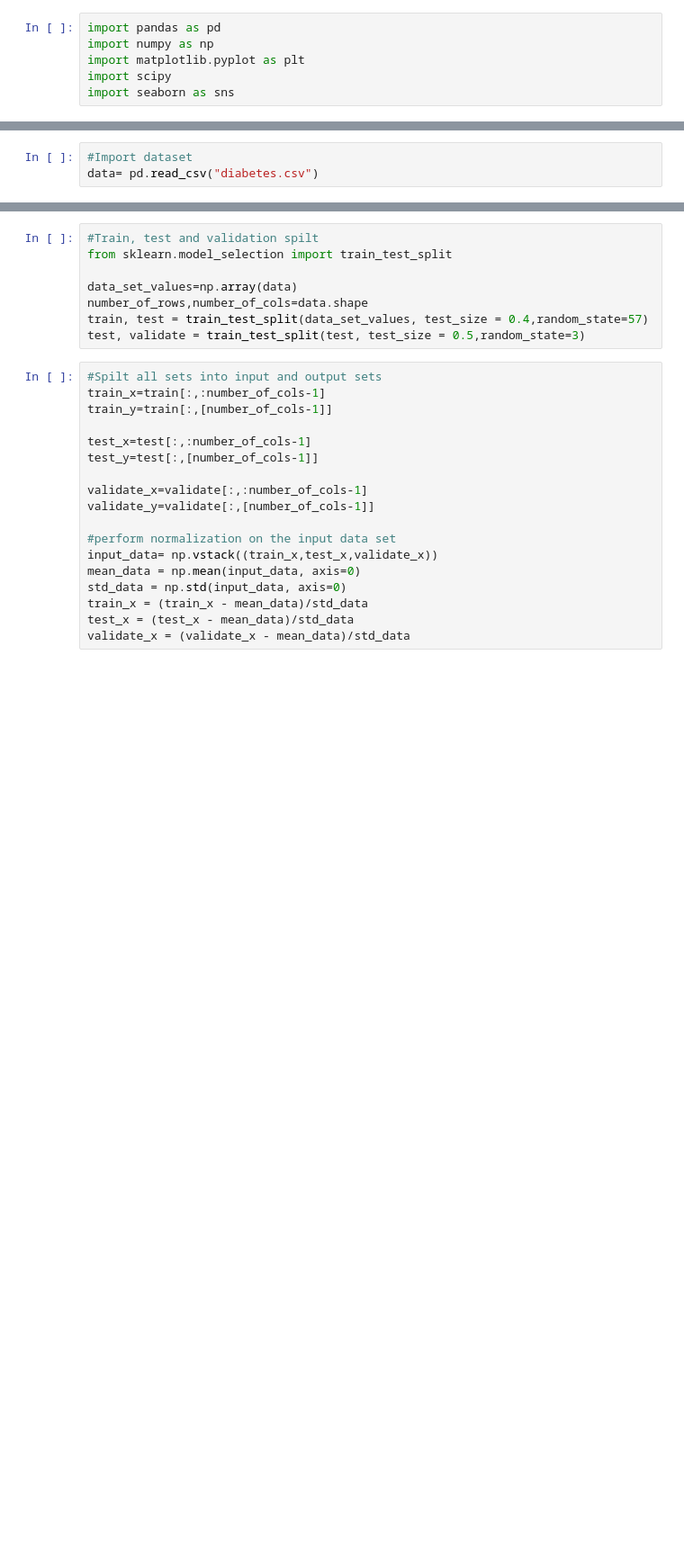
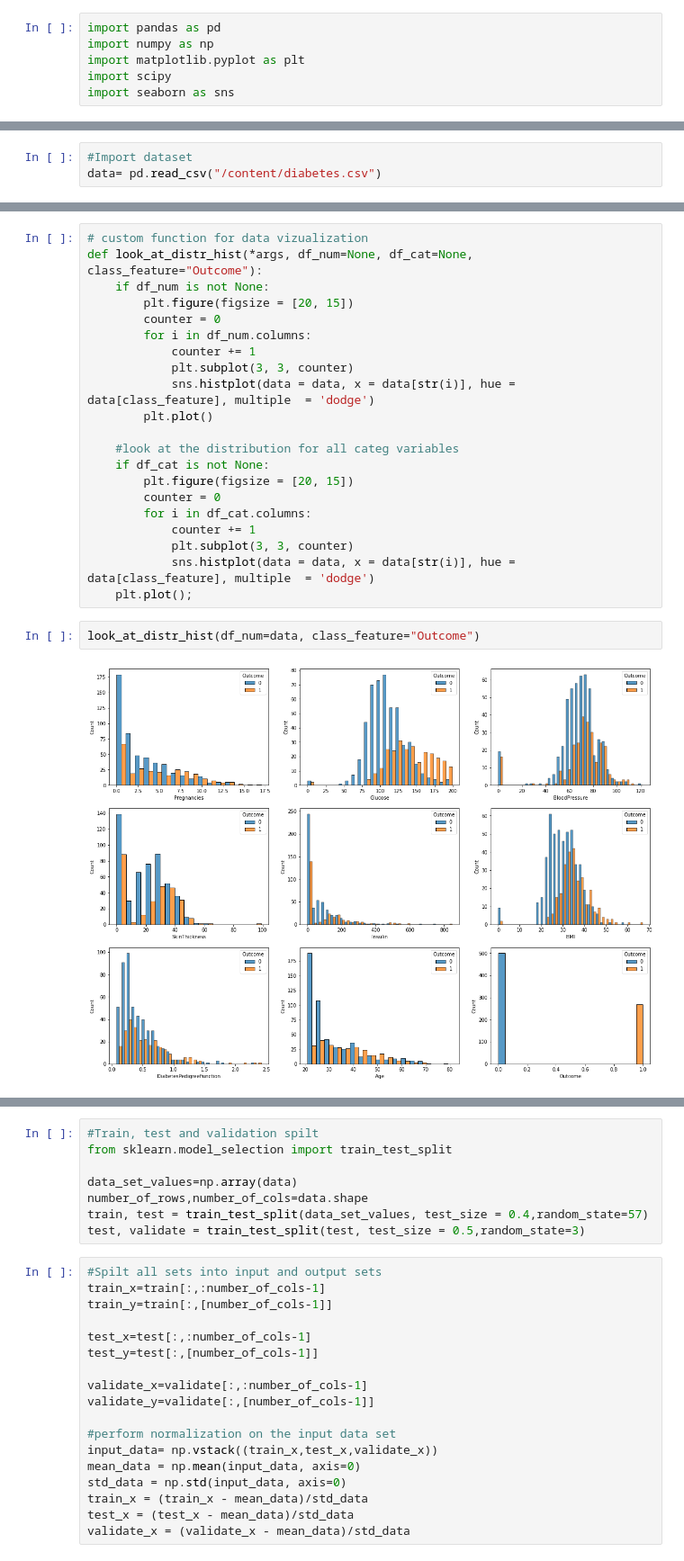
Before and after one commit to bhatiaarjun19/INFO7390, a Jupyter notebook: assignment2.ipynb, the cells around one changed output, grey strips where cells are left out. Shown: that part at 90% size. Saved outputs shown, nothing was run; the diff lists cells and outputs as text; blank space fills up the shorter version.

```diff
--- a/assignment2.ipynb
+++ b/assignment2.ipynb
@@ -9,6 +24,6 @@ import seaborn as sns
 # %%
 #Import dataset
-data= pd.read_csv("diabetes.csv")
+data= pd.read_csv("/content/diabetes.csv")
 # %%
 data.head(5)
 # %% [output]
@@ -41,0 +58,25 @@ plt.show
+# %%
+# custom function for data vizualization
+def look_at_distr_hist(*args, df_num=None, df_cat=None, class_feature="Outcome"):
+    if df_num is not None:
+        plt.figure(figsize = [20, 15])
+        counter = 0
+        for i in df_num.columns:
+            counter += 1
+            plt.subplot(3, 3, counter)
+            sns.histplot(data = data, x = data[str(i)], hue = data[class_feature], multiple  = 'dodge')
+        plt.plot()
+
+    #look at the distribution for all categ variables
+    if df_cat is not None:
+        plt.figure(figsize = [20, 15])
+        counter = 0
+        for i in df_cat.columns:
+            counter += 1
+            plt.subplot(3, 3, counter)
+            sns.histplot(data = data, x = data[str(i)], hue = data[class_feature], multiple  = 'dodge')
+    plt.plot();
+# %%
+look_at_distr_hist(df_num=data, class_feature="Outcome")
+# %% [output]
+[figure, added]
```
Also changed, not shown: parts of 38 cells of this notebook.
